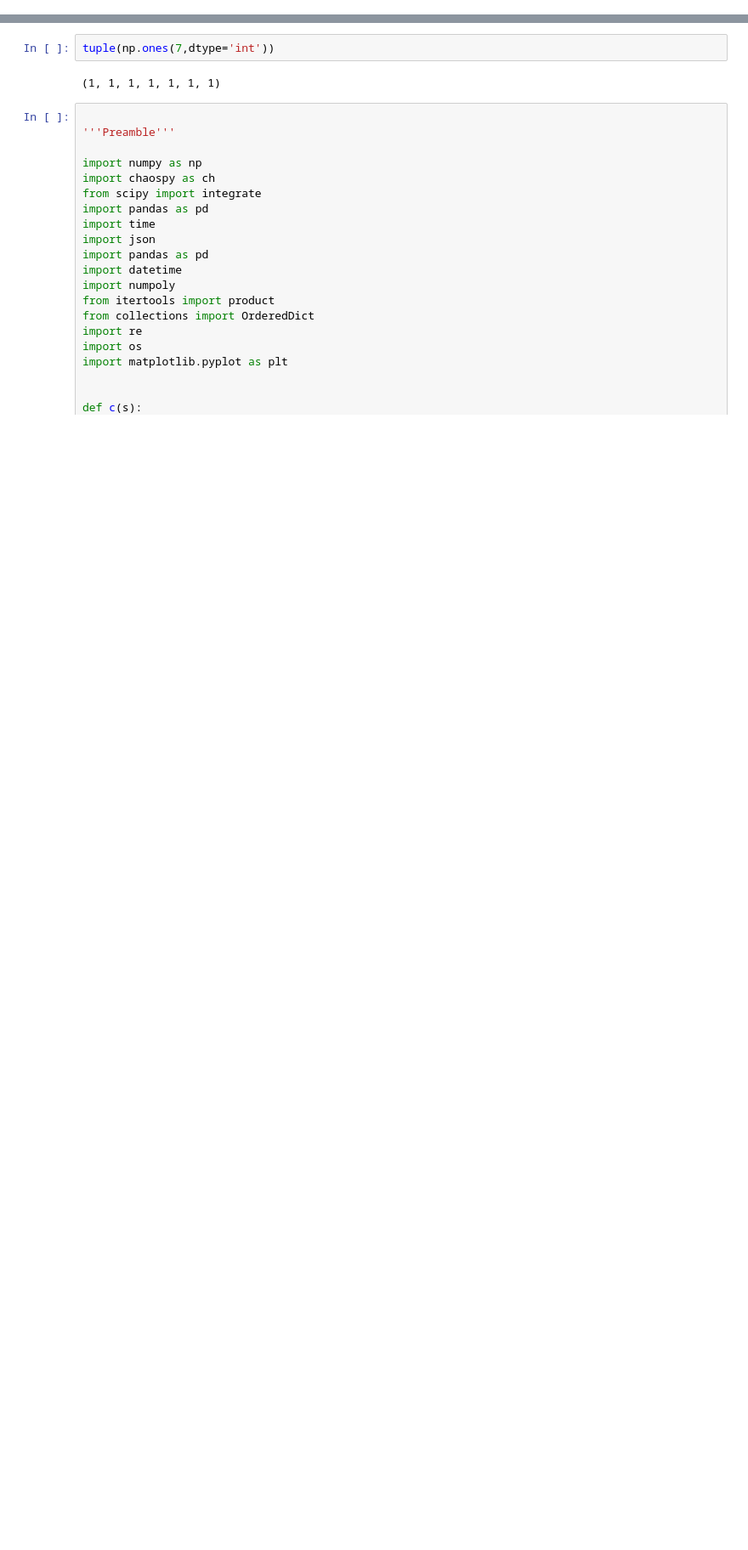
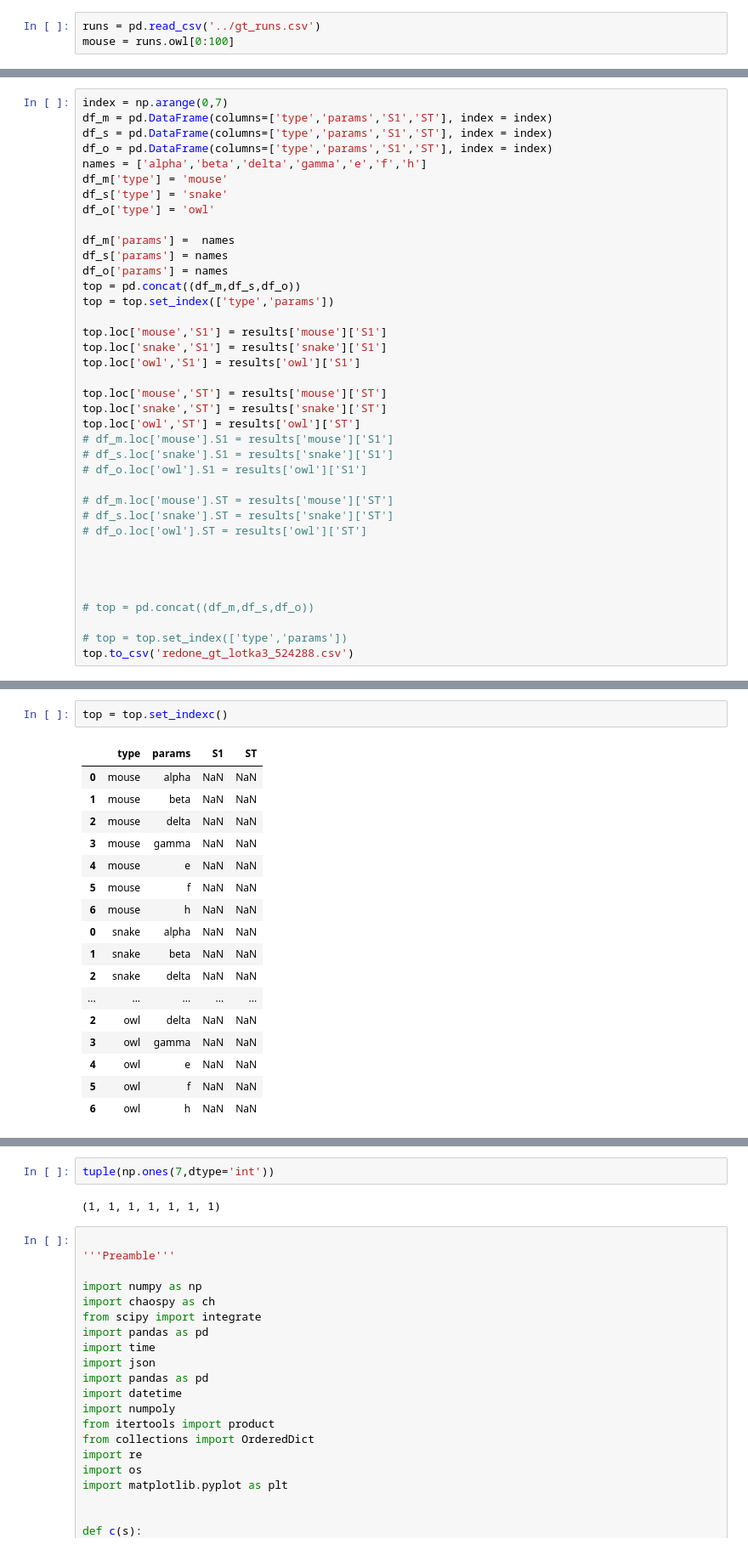
Before and after one commit to JeffreyDillonLyons/curse_breaking, a Jupyter notebook: adaptive_solver/scripts/home.ipynb, the cells around one changed output, grey strips where cells are left out. Shown: that part at 85% size. Drawn from its saved outputs; the diff is of its cells as text; blank space fills up the shorter version.

```diff
--- a/adaptive_solver/scripts/home.ipynb
+++ b/adaptive_solver/scripts/home.ipynb
@@ -20,0 +57,3 @@ def c(s):
+# %%
+runs = pd.read_csv('../gt_runs.csv')
+mouse = runs.owl[0:100]
@@ -20,0 +123,38 @@ def c(s):
+# %%
+index = np.arange(0,7)
+df_m = pd.DataFrame(columns=['type','params','S1','ST'], index = index)
+df_s = pd.DataFrame(columns=['type','params','S1','ST'], index = index)
+df_o = pd.DataFrame(columns=['type','params','S1','ST'], index = index)
+names = ['alpha','beta','delta','gamma','e','f','h']
+df_m['type'] = 'mouse'
+df_s['type'] = 'snake'
+df_o['type'] = 'owl'
+
+df_m['params'] =  names
+df_s['params'] = names
+df_o['params'] = names
+top = pd.concat((df_m,df_s,df_o))
+top = top.set_index(['type','params'])
+
+top.loc['mouse','S1'] = results['mouse']['S1']
+top.loc['snake','S1'] = results['snake']['S1']
+top.loc['owl','S1'] = results['owl']['S1']
+
+top.loc['mouse','ST'] = results['mouse']['ST']
+top.loc['snake','ST'] = results['snake']['ST']
+top.loc['owl','ST'] = results['owl']['ST']
+# df_m.loc['mouse'].S1 = results['mouse']['S1']
+# df_s.loc['snake'].S1 = results['snake']['S1']
+# df_o.loc['owl'].S1 = results['owl']['S1']
+
+# df_m.loc['mouse'].ST = results['mouse']['ST']
+# df_s.loc['snake'].ST = results['snake']['ST']
+# df_o.loc['owl'].ST = results['owl']['ST']
+
+
+
+
+# top = pd.concat((df_m,df_s,df_o))
+
+# top = top.set_index(['type','params'])
+top.to_csv('redone_gt_lotka3_524288.csv')
@@ -20,0 +192,20 @@ def c(s):
+# %%
+top = top.set_indexc()
+# %% [output]
+|  | type | params | S1 | ST |
+| 0 | mouse | alpha | NaN | NaN |
+| 1 | mouse | beta | NaN | NaN |
+| 2 | mouse | delta | NaN | NaN |
+| 3 | mouse | gamma | NaN | NaN |
+| 4 | mouse | e | NaN | NaN |
+| 5 | mouse | f | NaN | NaN |
+| 6 | mouse | h | NaN | NaN |
+| 0 | snake | alpha | NaN | NaN |
+| 1 | snake | beta | NaN | NaN |
+| 2 | snake | delta | NaN | NaN |
+| ... | ... | ... | ... | ... |
+| 2 | owl | delta | NaN | NaN |
+| 3 | owl | gamma | NaN | NaN |
+| 4 | owl | e | NaN | NaN |
+| 5 | owl | f | NaN | NaN |
+| 6 | owl | h | NaN | NaN |
```
Also changed, not shown: parts of 17 cells of this notebook, 25 other files.
